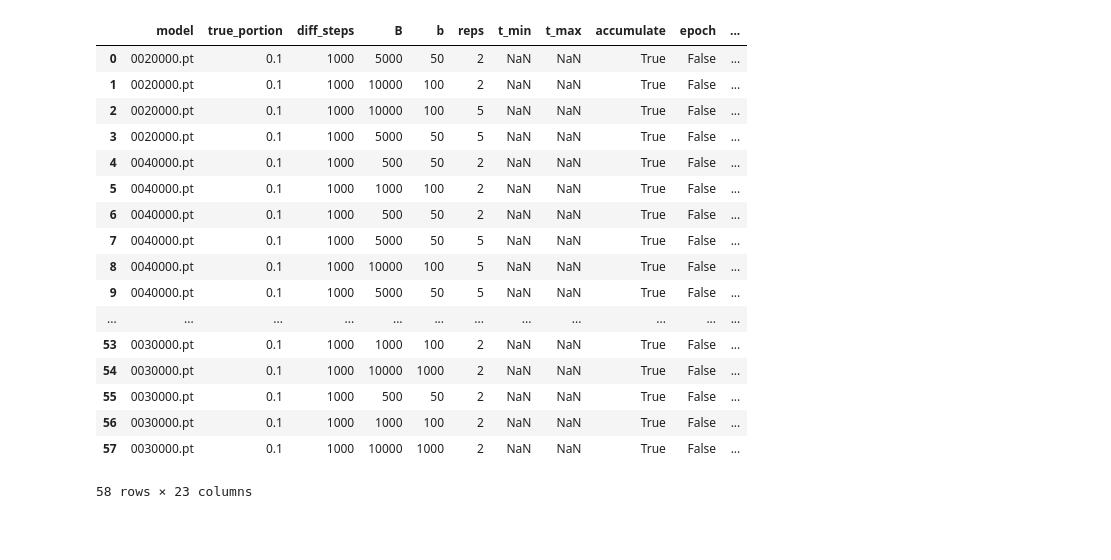
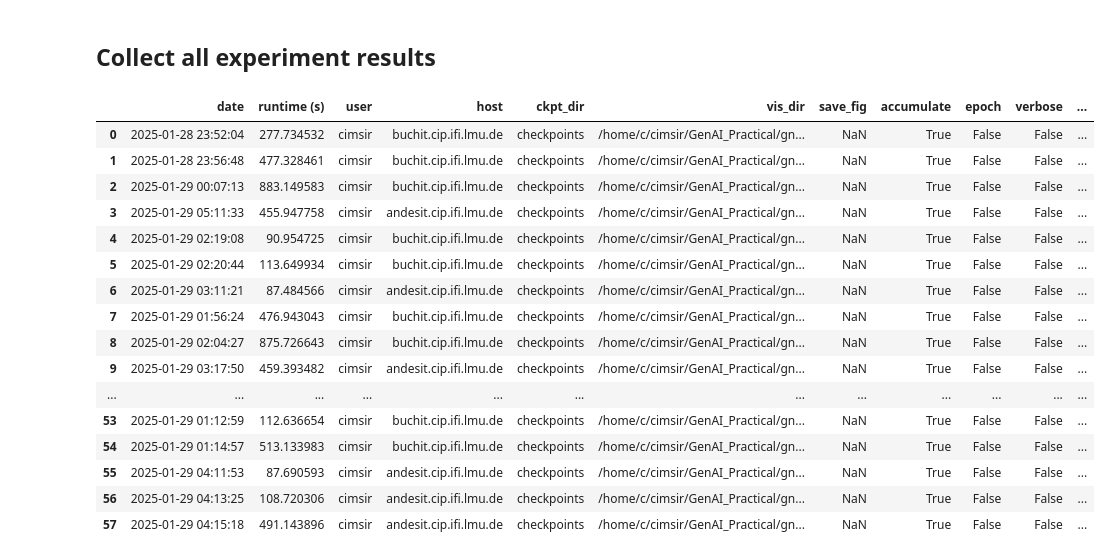
Before and after one commit to Longzz0824/Critical-Multitask-Batch-Sizes-in-Diffusion-Models, a Jupyter notebook: gns_experiments/Analysis_2.ipynb, the cells around one changed output. Cells and saved outputs as stored; diff of their text form; code cells hidden in the pictures; blank space fills up the shorter version.

```diff
--- a/gns_experiments/Analysis_2.ipynb
+++ b/gns_experiments/Analysis_2.ipynb
@@ -8,26 +8,33 @@ import pandas as pd
 import matplotlib.pyplot as plt
 
 from gns_utils import split_dataframe, csv_log_to_dataframe
+# %%
+pd.options.mode.chained_assignment = None
+DATA_DIR = Path("2_hyperparameters/results")
+VIS_DIR = Path("2_hyperparameters/visuals")
+# %% [markdown]
+## Collect all experiment results
 # %%
-data_dir = Path("2_hyperparameters/results")
-data = pd.concat([csv_log_to_dataframe(data_dir / file) for file in os.listdir(data_dir)], ignore_index=True)
-data
+## Load and merge csv outputs
+data = pd.concat([csv_log_to_dataframe(DATA_DIR / file) for file in os.listdir(DATA_DIR)], ignore_index=True)
+metadata, parameters, results = split_dataframe(data)
+
+metadata
 # %% [output]
-|  | model | true_portion | diff_steps | B | b | reps | t_min | t_max | accumulate | epoch | ... |
-| 0 | 0020000.pt | 0.1 | 1000 | 5000 | 50 | 2 | NaN | NaN | True | False | ... |
-| 1 | 0020000.pt | 0.1 | 1000 | 10000 | 100 | 2 | NaN | NaN | True | False | ... |
-| 2 | 0020000.pt | 0.1 | 1000 | 10000 | 100 | 5 | NaN | NaN | True | False | ... |
-| 3 | 0020000.pt | 0.1 | 1000 | 5000 | 50 | 5 | NaN | NaN | True | False | ... |
-| 4 | 0040000.pt | 0.1 | 1000 | 500 | 50 | 2 | NaN | NaN | True | False | ... |
-| 5 | 0040000.pt | 0.1 | 1000 | 1000 | 100 | 2 | NaN | NaN | True | False | ... |
-| 6 | 0040000.pt | 0.1 | 1000 | 500 | 50 | 2 | NaN | NaN | True | False | ... |
-| 7 | 0040000.pt | 0.1 | 1000 | 5000 | 50 | 5 | NaN | NaN | True | False | ... |
-| 8 | 0040000.pt | 0.1 | 1000 | 10000 | 100 | 5 | NaN | NaN | True | False | ... |
-| 9 | 0040000.pt | 0.1 | 1000 | 5000 | 50 | 5 | NaN | NaN | True | False | ... |
+|  | date | runtime (s) | user | host | ckpt_dir | vis_dir | save_fig | accumulate | epoch | verbose | ... |
+| 0 | 2025-01-28 23:52:04 | 277.734532 | cimsir | buchit.cip.ifi.lmu.de | checkpoints | /home/c/cimsir/GenAI_Practical/gn... | NaN | True | False | False | ... |
+| 1 | 2025-01-28 23:56:48 | 477.328461 | cimsir | buchit.cip.ifi.lmu.de | checkpoints | /home/c/cimsir/GenAI_Practical/gn... | NaN | True | False | False | ... |
+| 2 | 2025-01-29 00:07:13 | 883.149583 | cimsir | buchit.cip.ifi.lmu.de | checkpoints | /home/c/cimsir/GenAI_Practical/gn... | NaN | True | False | False | ... |
+| 3 | 2025-01-29 05:11:33 | 455.947758 | cimsir | andesit.cip.ifi.lmu.de | checkpoints | /home/c/cimsir/GenAI_Practical/gn... | NaN | True | False | False | ... |
+| 4 | 2025-01-29 02:19:08 | 90.954725 | cimsir | buchit.cip.ifi.lmu.de | checkpoints | /home/c/cimsir/GenAI_Practical/gn... | NaN | True | False | False | ... |
+| 5 | 2025-01-29 02:20:44 | 113.649934 | cimsir | buchit.cip.ifi.lmu.de | checkpoints | /home/c/cimsir/GenAI_Practical/gn... | NaN | True | False | False | ... |
+| 6 | 2025-01-29 03:11:21 | 87.484566 | cimsir | andesit.cip.ifi.lmu.de | checkpoints | /home/c/cimsir/GenAI_Practical/gn... | NaN | True | False | False | ... |
+| 7 | 2025-01-29 01:56:24 | 476.943043 | cimsir | buchit.cip.ifi.lmu.de | checkpoints | /home/c/cimsir/GenAI_Practical/gn... | NaN | True | False | False | ... |
+| 8 | 2025-01-29 02:04:27 | 875.726643 | cimsir | buchit.cip.ifi.lmu.de | checkpoints | /home/c/cimsir/GenAI_Practical/gn... | NaN | True | False | False | ... |
+| 9 | 2025-01-29 03:17:50 | 459.393482 | cimsir | andesit.cip.ifi.lmu.de | checkpoints | /home/c/cimsir/GenAI_Practical/gn... | NaN | True | False | False | ... |
 | ... | ... | ... | ... | ... | ... | ... | ... | ... | ... | ... | ... |
-| 53 | 0030000.pt | 0.1 | 1000 | 1000 | 100 | 2 | NaN | NaN | True | False | ... |
-| 54 | 0030000.pt | 0.1 | 1000 | 10000 | 1000 | 2 | NaN | NaN | True | False | ... |
-| 55 | 0030000.pt | 0.1 | 1000 | 500 | 50 | 2 | NaN | NaN | True | False | ... |
-| 56 | 0030000.pt | 0.1 | 1000 | 1000 | 100 | 2 | NaN | NaN | True | False | ... |
-| 57 | 0030000.pt | 0.1 | 1000 | 10000 | 1000 | 2 | NaN | NaN | True | False | ... |
+| 53 | 2025-01-29 01:12:59 | 112.636654 | cimsir | buchit.cip.ifi.lmu.de | checkpoints | /home/c/cimsir/GenAI_Practical/gn... | NaN | True | False | False | ... |
+| 54 | 2025-01-29 01:14:57 | 513.133983 | cimsir | buchit.cip.ifi.lmu.de | checkpoints | /home/c/cimsir/GenAI_Practical/gn... | NaN | True | False | False | ... |
+| 55 | 2025-01-29 04:11:53 | 87.690593 | cimsir | andesit.cip.ifi.lmu.de | checkpoints | /home/c/cimsir/GenAI_Practical/gn... | NaN | True | False | False | ... |
+| 56 | 2025-01-29 04:13:25 | 108.720306 | cimsir | andesit.cip.ifi.lmu.de | checkpoints | /home/c/cimsir/GenAI_Practical/gn... | NaN | True | False | False | ... |
+| 57 | 2025-01-29 04:15:18 | 491.143896 | cimsir | andesit.cip.ifi.lmu.de | checkpoints | /home/c/cimsir/GenAI_Practical/gn... | NaN | True | False | False | ... |
-58 rows × 23 columns
```
Also changed, not shown: parts of 21 cells of this notebook, 2 other files.
